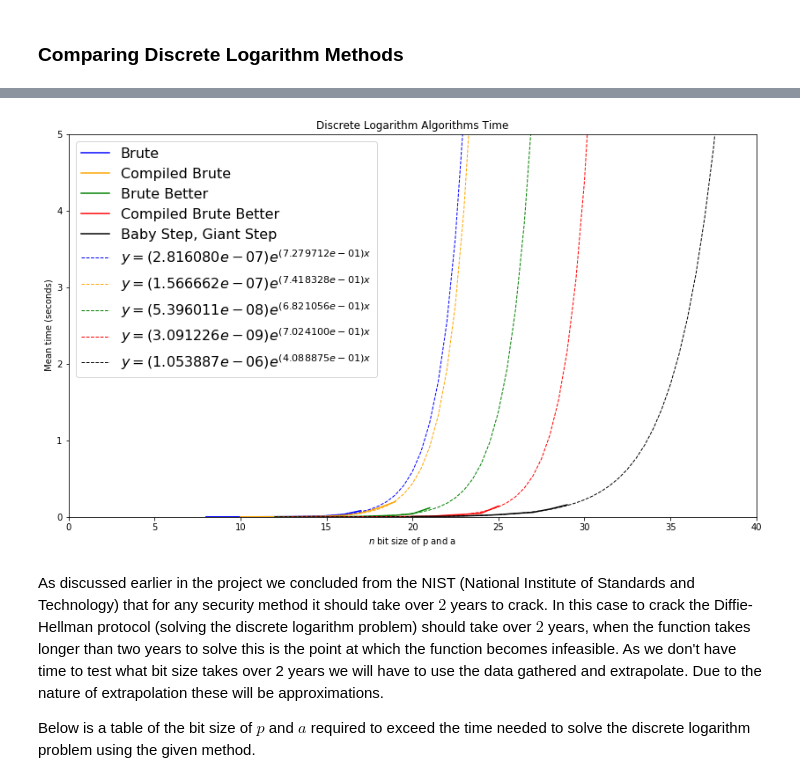
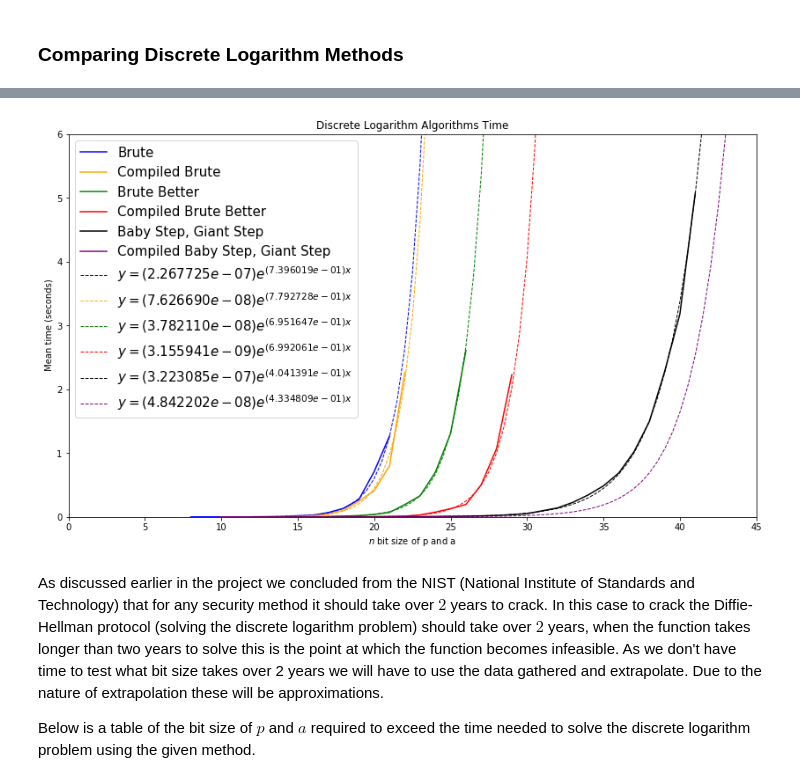
Before and after one commit to UOBMathTeam/CryptographyProject, a Jupyter notebook: Cryptography_Project.ipynb, the cells around one changed output, grey strips where cells are left out. Saved outputs shown, nothing was run; the diff lists cells and outputs as text; code cells hidden in the pictures.

```diff
--- a/Cryptography_Project.ipynb
+++ b/Cryptography_Project.ipynb
@@ -1648,3 +1684,29 @@ dl_step_fast_times = time_discrete_logarithm(
+# %%
+read_times = True
+dl_step_time_file_name = 'Discrete Logarithm Step Times.csv'
+dl_step_fast_time_file_name = 'Discrete Logarithm Compiled Step Times.csv'
+# %%
+# Step
+if os.path.exists('data/' + dl_step_time_file_name) and read_times:
+    # read
+    dl_step_times = pd.read_csv(
+        'data/' + dl_step_time_file_name, index_col=0)
+else:
+    dl_step_times = time_discrete_logarithm(
+        discrete_logarithm_step, 20, 42, 20)  # 42
+    # Save times
+    dl_step_times.to_csv('data/' + dl_step_time_file_name)
+# %%
+# Compiled Step
+if os.path.exists('data/' + dl_step_fast_time_file_name) and read_times:
+    # read
+    dl_step_fast_times = pd.read_csv(
+        'data/' + dl_step_fast_time_file_name, index_col=0)
+else:
+    dl_step_fast_times = time_discrete_logarithm(
+        discrete_logarithm_step_fast, 10, 26, 20)  # 26
+    # Save times
+    dl_step_fast_times.to_csv('data/' + dl_step_fast_time_file_name)
 # %%
 MT = 'Mean time'
 ST = 'Std time'
@@ -1791,46 +1856,52 @@ plt.plot(dl_brute_better_fast_times['Mean time'],
 plt.plot(dl_step_times['Mean time'],
          label='Baby Step, Giant Step', color='black')
 
+plt.plot(dl_step_fast_times['Mean time'],
+         label='Compiled Baby Step, Giant Step', color='purple')
+
 # The extrapolated curves
 # Brute
 plt.plot(*get_prediction(dl_brute_times[MT], 12, 31), linewidth=1,
          linestyle="--", color="blue",
          label=r"$y = (%e) e^{(%e) x}$" % (get_prediction(dl_brute_times[MT], ab=True)))
 
 plt.plot(*get_prediction(dl_brute_fast_times[MT], 12, 31), linewidth=1,
          linestyle="--", color="orange",
          label=r"$y = (%e) e^{(%e) x}$" % (get_prediction(dl_brute_fast_times[MT], ab=True)))
 
 plt.plot(*get_prediction(dl_brute_better_times[MT], 12, 31), linewidth=1,
          linestyle="--", color="green",
          label=r"$y = (%e) e^{(%e) x}$" % (get_prediction(dl_brute_better_times[MT], ab=True)))
 
-plt.plot(*get_prediction(dl_brute_better_fast_times[MT], 12, 31), linewidth=1,
+plt.plot(*get_prediction(dl_brute_better_fast_times[MT], 12, 35), linewidth=1,
          linestyle="--", color="red",
          label=r"$y = (%e) e^{(%e) x}$" % (get_prediction(dl_brute_better_fast_times[MT],
                                                           ab=True)))
 
 # Baby/Giant Steps
-plt.plot(*get_prediction(dl_step_times[MT], 12, 41), linewidth=1,
+plt.plot(*get_prediction(dl_step_times[MT], 12, 45), linewidth=1,
          linestyle="--", color="black",
          label=r"$y = (%e) e^{(%e) x}$" % (get_prediction(dl_step_times[MT], ab=True)))
 
+plt.plot(*get_prediction(dl_step_fast_times[MT], 12, 45), linewidth=1,
+         linestyle="--", color="purple",
+         label=r"$y = (%e) e^{(%e) x}$" % (get_prediction(dl_step_fast_times[MT], ab=True)))
 
-plt.ylim(0, 5)
-plt.xlim(0, 40)
-plt.legend(loc="upper left", prop={"size": 16})
+plt.ylim(0, 6)
+plt.xlim(0, 45)
+plt.legend(loc="upper left", prop={"size": 15})
 plt.xlabel(r"$n$ bit size of p and a")
 plt.ylabel(r" Mean time (seconds)")
 plt.title(r"Discrete Logarithm Algorithms Time")
 # plt.yscale('log')
 
 # Save the graph as an image
-plt.savefig('Discrete Logarithm Algorithms Time Graph')
+plt.savefig('data/Discrete Logarithm Algorithms Time Graph')
 
 
 plt.show()
 # %% [output]
-[figure, old version]
+[figure, new version]
 # %% [markdown]
 As discussed earlier in the project we concluded from the NIST (National Institute of Standards and Technology) that for any security method it should take over $2$ years to crack. In this case to crack the Diffie-Hellman protocol (solving the discrete logarithm problem) should take over $2$ years, when the function takes longer than two years to solve this is the point at which the function becomes infeasible. As we don't have time to test what bit size takes over 2 years we will have to use the data gathered and extrapolate. Due to the nature of extrapolation these will be approximations.
 
```
Also changed, not shown: parts of 44 cells of this notebook, 9 other files.
